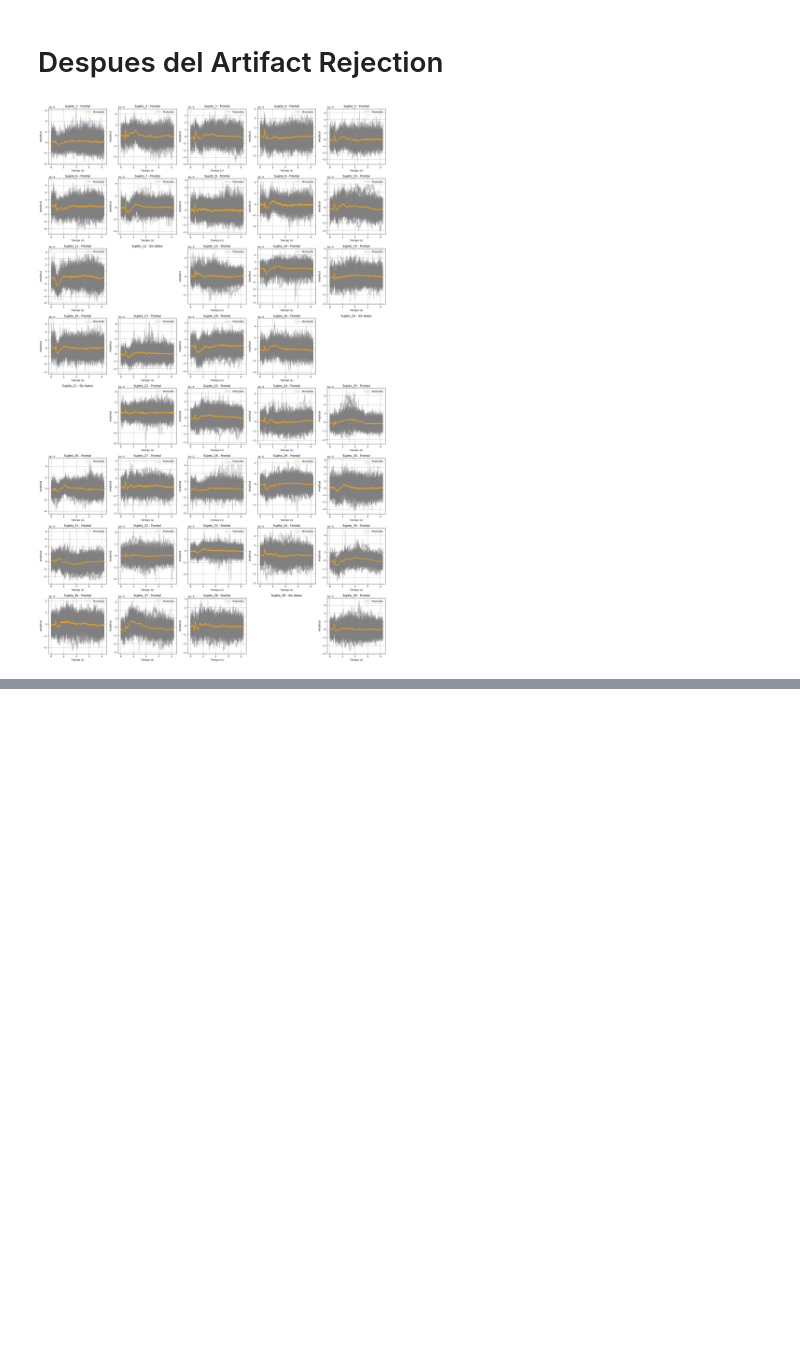
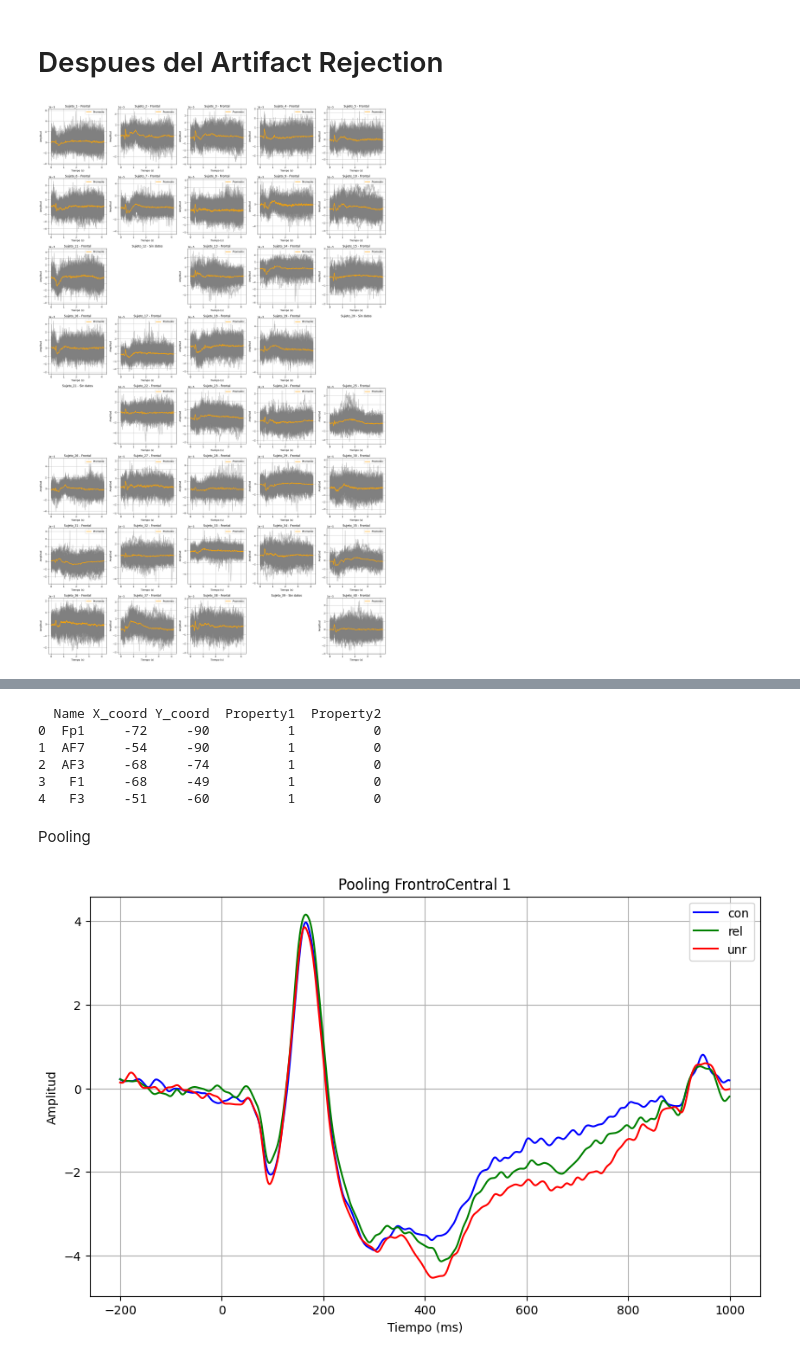
Before and after one commit to carrielfelipe/EEG_ERP_Analysis, a Jupyter notebook: PWI_erp_eeg.ipynb, the cells around one changed output, grey strips where cells are left out. Saved outputs shown, nothing was run; the diff lists cells and outputs as text; code cells hidden in the pictures; blank space fills up the shorter version.

```diff
--- a/PWI_erp_eeg.ipynb
+++ b/PWI_erp_eeg.ipynb
@@ -256,0 +415,26 @@ plt.show()
+# %%
+import pandas as pd
+
+# Suponiendo que `electrode_data` es el contenido de mat_data['Properties']
+electrodes = []
+for e in data_dicts['con']['Properties'][0][0][5][0]:
+    electrode = {
+        'Name': e[0][0],
+        'X_coord': e[1][0][0],
+        'Y_coord': e[3][0][0],
+        'Property1': e[2][0][0],
+        'Property2': e[4][0][0],
+    }
+    electrodes.append(electrode)
+
+df_electrodes = pd.DataFrame(electrodes)
+print(df_electrodes.head())
+# %% [output]
+  Name X_coord Y_coord  Property1  Property2
+0  Fp1     -72     -90          1          0
+1  AF7     -54     -90          1          0
+2  AF3     -68     -74          1          0
+3   F1     -68     -49          1          0
+4   F3     -51     -60          1          0
+# %% [markdown]
+Pooling
@@ -256,0 +474,30 @@ plt.show()
+# %%
+import matplotlib.pyplot as plt
+
+# Datos de las señales
+time_con = eeg_time_dict['con']
+time_rel = eeg_time_dict['rel']
+time_unr = eeg_time_dict['unr']
+
+eeg_con = EEG_pool_data['con']['FrontroCentral']
+eeg_rel = EEG_pool_data['rel']['FrontroCentral']
+eeg_unr = EEG_pool_data['unr']['FrontroCentral']
+
+# Crear el gráfico
+plt.figure(figsize=(10, 6))
+
+plt.plot(time_con, eeg_con, label='con', color='b')
+plt.plot(time_rel, eeg_rel, label='rel', color='g')
+plt.plot(time_unr, eeg_unr, label='unr', color='r')
+
+# Etiquetas y título
+plt.xlabel('Tiempo (ms)')
+plt.ylabel('Amplitud')
+plt.title('Pooling FrontroCentral 1')
+plt.legend()
+
+# Mostrar gráfico
+plt.grid(True)
+plt.show()
+# %% [output]
+[figure, added]
```
Also changed, not shown: parts of 9 cells of this notebook.
